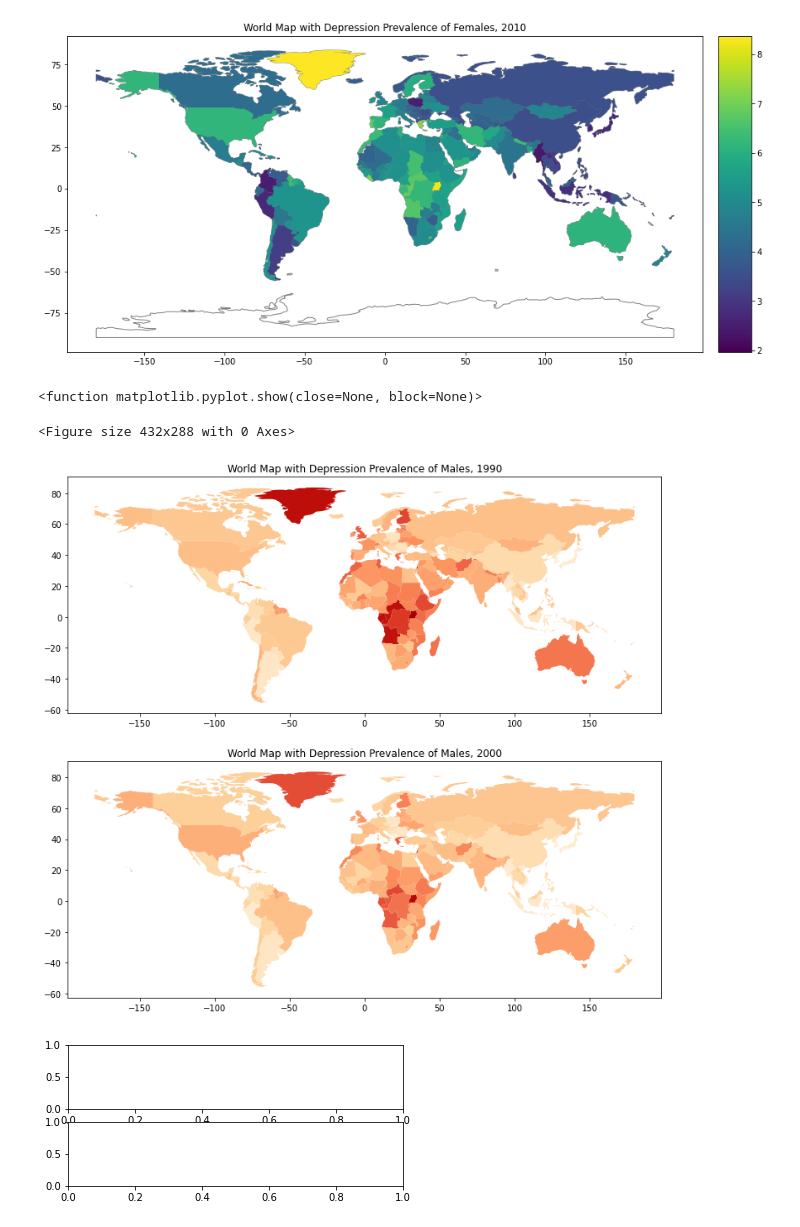
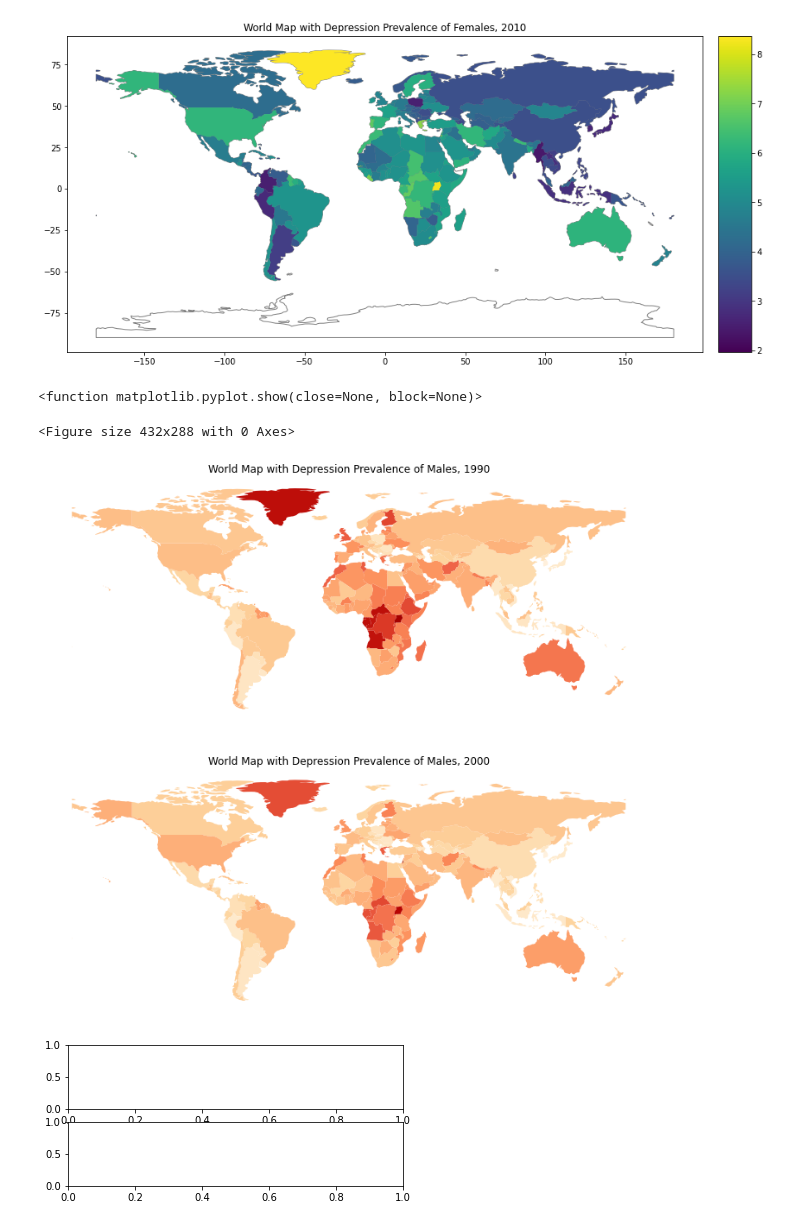
Before and after one commit to lostconnectionhere/mental_health, a Jupyter notebook: menth.ipynb, the cells around one changed output. Drawn from its saved outputs; the diff is of its cells as text; code cells hidden in the pictures.

Commit message:
axis deleted of both plots

```diff
--- a/menth.ipynb
+++ b/menth.ipynb
@@ -336,33 +336,35 @@ plt.show()
 # %%
 prev_depression_1990 = mergedDF.loc[mergedDF['Year'] == 1990]
 prev_depression_2000 = mergedDF.loc[mergedDF['Year'] == 2000]
 
 gdf1990 = gpd.GeoDataFrame(prev_depression_1990)
 gdf2000 = gpd.GeoDataFrame(prev_depression_2000)
 
 plt.figure()
 fig = plt.figure(figsize=(80, 30))
 ax1 = plt.subplot2grid((5,3), (0,0))
 ax1.set_title("World Map with Depression Prevalence of Males, 1990")
+ax1.axis("off")
 ax2 = plt.subplot2grid((5,3), (1,0))
 ax2.set_title("World Map with Depression Prevalence of Males, 2000")
+ax2.axis("off")
 # from mpl_toolkits.axes_grid1 import make_axes_locatable
 
 # fig, ax = plt.subplots(1, 1, figsize=(15, 10))
 # divider = make_axes_locatable(ax)
 # cax = divider.append_axes("right", size="5%", pad=0.1)
 
 # world.plot(ax=ax, color='white', edgecolor='gray')
 world_map_1990_male = gdf1990.plot(column='Prevalence_depr_male', ax=ax1, markersize=50, cmap='OrRd')
 
 world_map_2000_male = gdf2000.plot(column='Prevalence_depr_male', ax=ax2, markersize=50, cmap='OrRd')
 # world_map_1990_male.set_title("World Map with Depression Prevalence of Males, 1990")
 
 plt.show
 # %% [output]
 <function matplotlib.pyplot.show(close=None, block=None)>
 <Figure size 432x288 with 0 Axes>
-[figure, old version]
+[figure, new version]
 # %%
 import matplotlib.pyplot as plt
 
```
